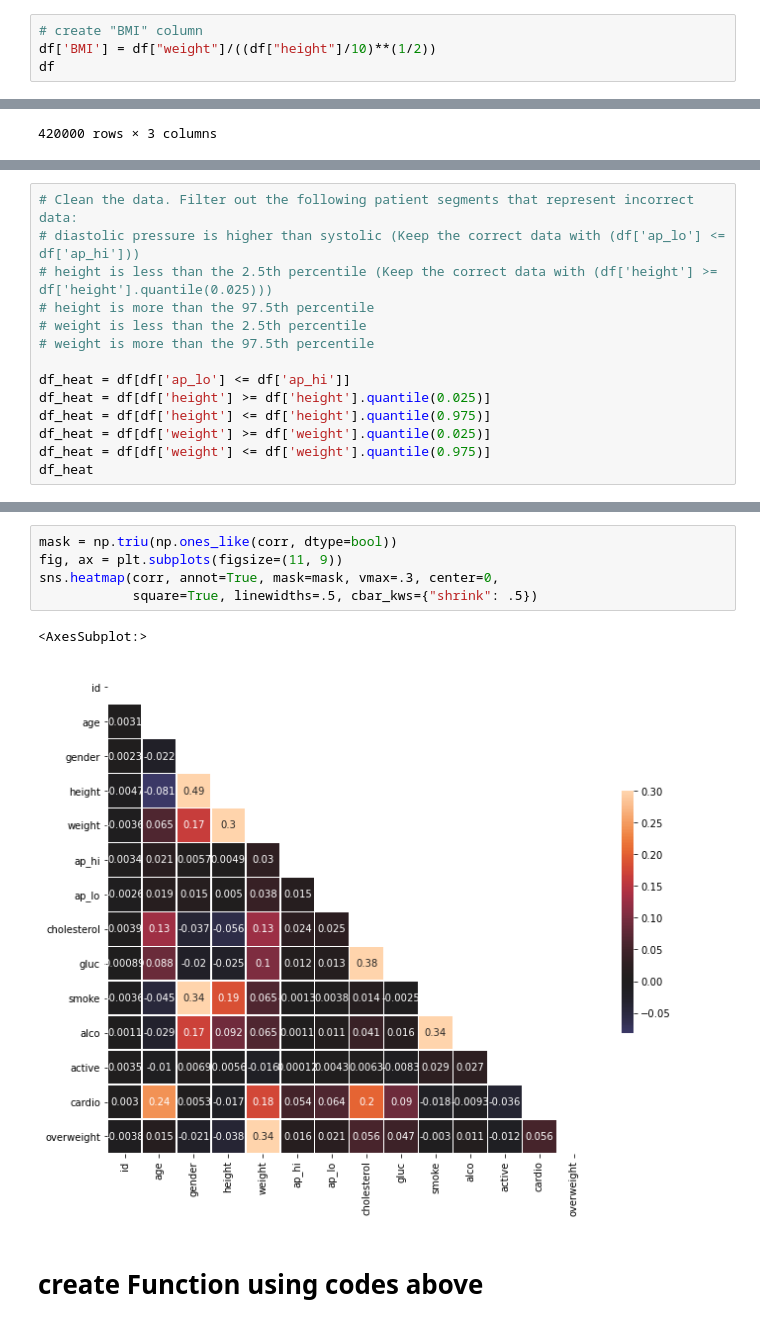
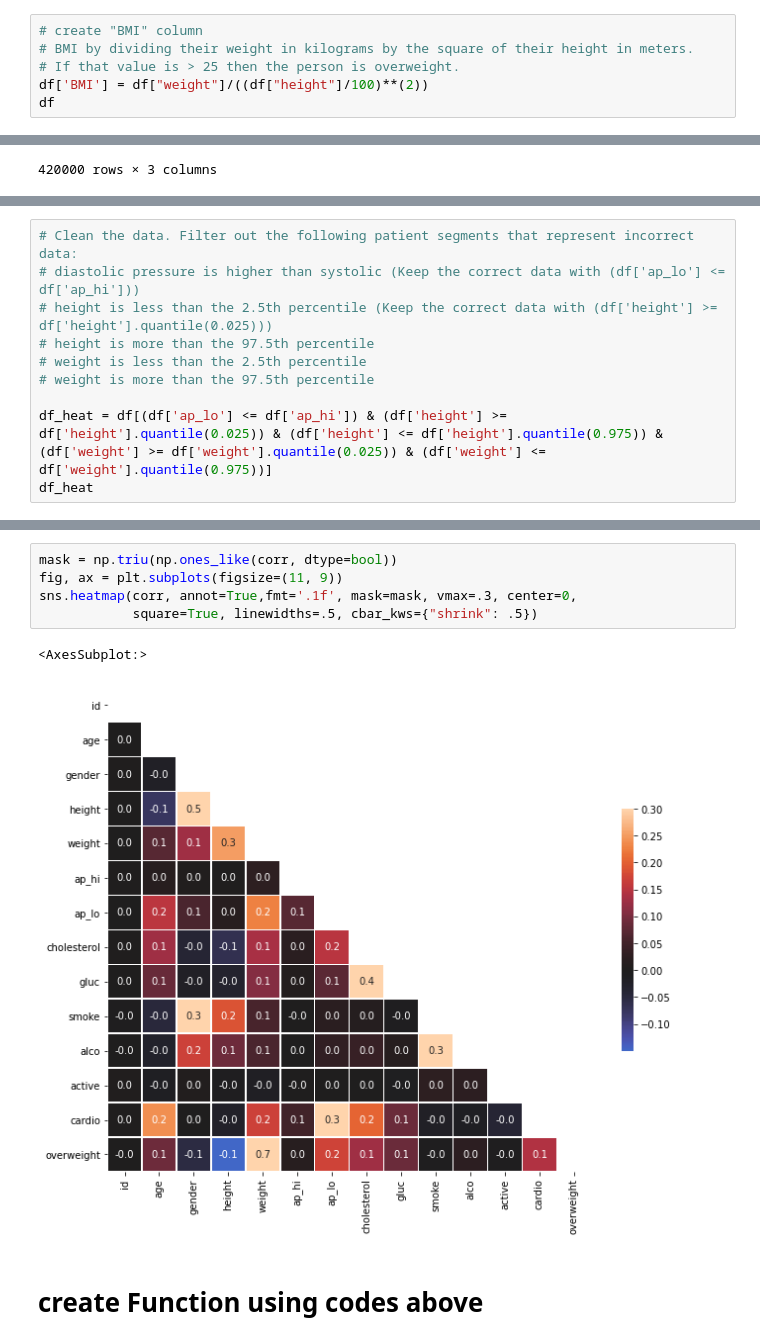
Before and after one commit to davidfparker/FreeCodeCamp_Cert, a Jupyter notebook: src/medical_data_visualizer.ipynb, the cells around one changed output, grey strips where cells are left out. Saved outputs shown, nothing was run; the diff lists cells and outputs as text.

Commit message:
med_data figures

```diff
--- a/src/medical_data_visualizer.ipynb
+++ b/src/medical_data_visualizer.ipynb
@@ -50,7 +50,9 @@ memory usage: 6.9 MB
 # create all individual codes to be used in Function (see bottom)
 # %%
 # create "BMI" column
-df['BMI'] = df["weight"]/((df["height"]/10)**(1/2))
+# BMI by dividing their weight in kilograms by the square of their height in meters.
+# If that value is > 25 then the person is overweight.
+df['BMI'] = df["weight"]/((df["height"]/100)**(2))
 df
 # %% [output]
 |  | id | age | gender | height | weight | ap_hi | ap_lo | cholesterol | gluc | smoke | alco | ... |
@@ -177,11 +217,7 @@ fig = sns.catplot(x="variable", y="total", hue="value", col="cardio", data=df_ca
 # weight is less than the 2.5th percentile
 # weight is more than the 97.5th percentile
 
-df_heat = df[df['ap_lo'] <= df['ap_hi']]
-df_heat = df[df['height'] >= df['height'].quantile(0.025)]
-df_heat = df[df['height'] <= df['height'].quantile(0.975)]
-df_heat = df[df['weight'] >= df['weight'].quantile(0.025)]
-df_heat = df[df['weight'] <= df['weight'].quantile(0.975)]
+df_heat = df[(df['ap_lo'] <= df['ap_hi']) & (df['height'] >= df['height'].quantile(0.025)) & (df['height'] <= df['height'].quantile(0.975)) & (df['weight'] >= df['weight'].quantile(0.025)) & (df['weight'] <= df['weight'].quantile(0.975))]
 df_heat
 # %% [output]
 |  | id | age | gender | height | weight | ap_hi | ap_lo | cholesterol | gluc | smoke | alco | ... |
@@ -223,10 +279,10 @@ corr
 # %%
 mask = np.triu(np.ones_like(corr, dtype=bool))
 fig, ax = plt.subplots(figsize=(11, 9))
-sns.heatmap(corr, annot=True, mask=mask, vmax=.3, center=0,
+sns.heatmap(corr, annot=True,fmt='.1f', mask=mask, vmax=.3, center=0,
             square=True, linewidths=.5, cbar_kws={"shrink": .5})
 # %% [output]
 <AxesSubplot:>
-[figure, old version]
+[figure, new version]
 # %% [markdown]
 # create Function using codes above
```
Also changed, not shown: parts of 12 cells of this notebook.
